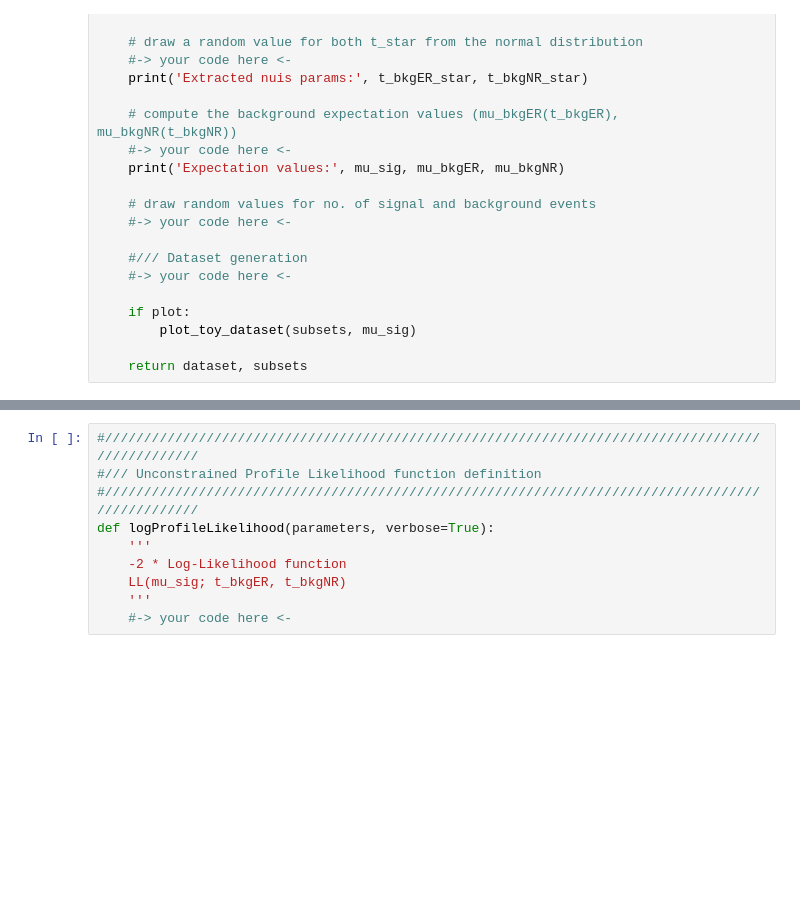
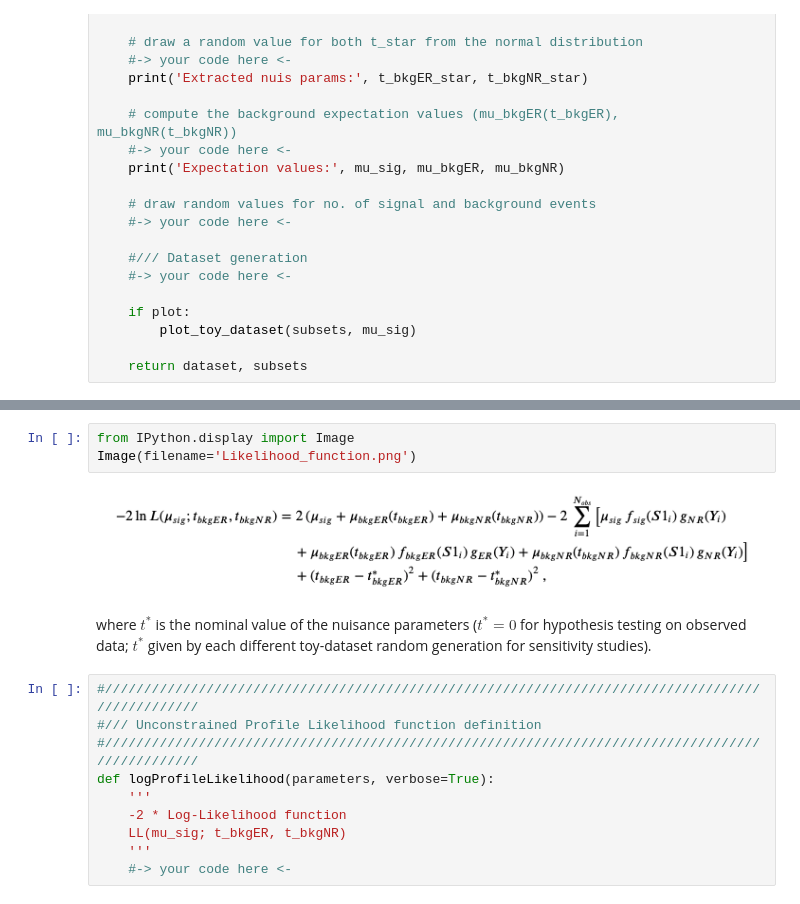
Before and after one commit to pietrodigangi/SoUP2021-InferenceExercise, a Jupyter notebook: Inference-beginners.ipynb, the cells around one changed output, grey strips where cells are left out. Cells and saved outputs as stored; diff of their text form; blank space fills up the shorter version.

```diff
--- a/Inference-beginners.ipynb
+++ b/Inference-beginners.ipynb
@@ -824,3 +867,10 @@ where $t^*$ is the nominal value of the nuisance parameters ($t^*=0$ for hypothe
+# %%
+from IPython.display import Image
+Image(filename='Likelihood_function.png')
+# %% [output]
+[figure, added]
+# %% [markdown]
+where $t^*$ is the nominal value of the nuisance parameters ($t^*=0$ for hypothesis testing on observed data; $t^*$ given by each different toy-dataset random generation for sensitivity studies).
 # %%
 #/////////////////////////////////////////////////////////////////////////////////////////////////
 #/// Unconstrained Profile Likelihood function definition
```
Also changed, not shown: parts of 13 cells of this notebook, 3 other files.
